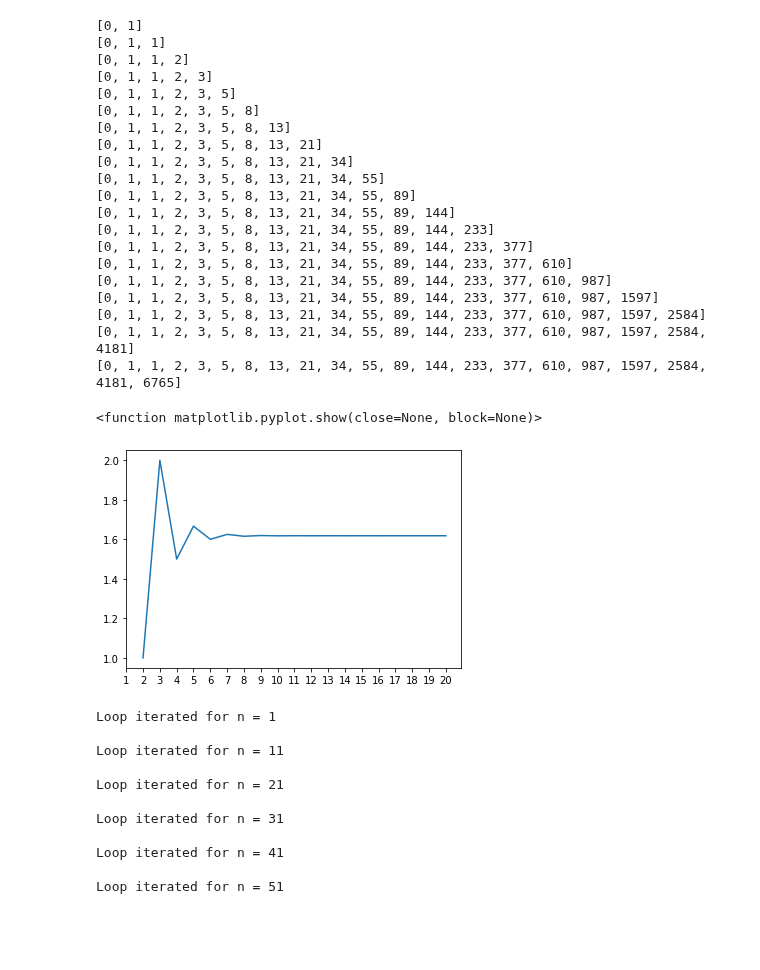
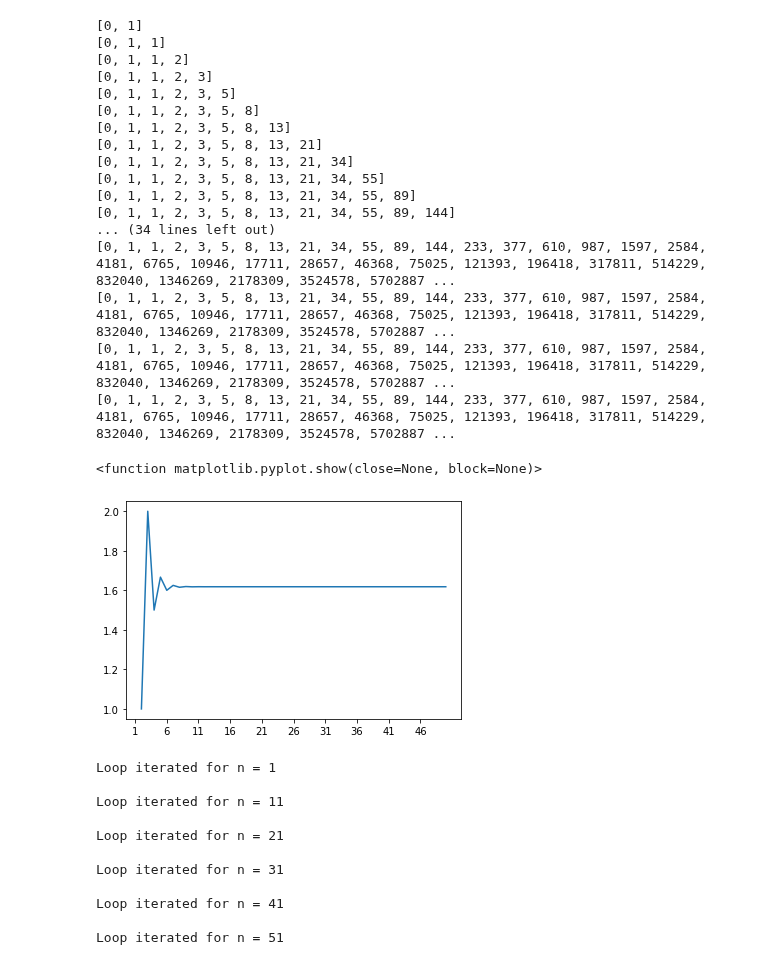
Before and after one commit to asmohov/computational-physics-class-404-604-Spring-2022, a Jupyter notebook: homework_3_aleksey_mohov.ipynb, the cells around one changed output. Drawn from its saved outputs; the diff is of its cells as text; code cells hidden in the pictures; blank space fills up the shorter version.

```diff
--- a/homework_3_aleksey_mohov.ipynb
+++ b/homework_3_aleksey_mohov.ipynb
@@ -15,47 +15,44 @@ def fibmem(n, table): # Store the data we already calculated, linear space and t
         table[n] =  fibmem((n-1),table)+fibmem((n-2),table)# try this:  please finish this line using recursive method
 
     return table[n]
-
+#define a fibratio
 def fibratio(n):
     table = [None]*(n+1)
     table[0]=0
     table[1]=1
     fibn=fibmem(n,table)
     #since we know the table has to calculate fibmem(n-1) in order to calculate (fibmem(n)), we can simply recall fibmem(n-1) from the table
     fibnminus1=table[n-1]
     print(table)
     return fibn/fibnminus1
-
-x_vals = np.arange(1,21)
+#set up and run a plot
+x_vals = np.arange(1,51)
 y_vals = []
 for x_val in x_vals:
     y_vals.append(fibratio(x_val))
 plt.plot(x_vals,y_vals)
-plt.xticks(np.arange(min(x_vals), max(x_vals)+1, 1.0))
+plt.xticks(np.arange(min(x_vals), max(x_vals)+1, 5.0))
 plt.show
 # %% [output]
 [0, 1]
 [0, 1, 1]
 [0, 1, 1, 2]
 [0, 1, 1, 2, 3]
 [0, 1, 1, 2, 3, 5]
 [0, 1, 1, 2, 3, 5, 8]
 [0, 1, 1, 2, 3, 5, 8, 13]
 [0, 1, 1, 2, 3, 5, 8, 13, 21]
 [0, 1, 1, 2, 3, 5, 8, 13, 21, 34]
 [0, 1, 1, 2, 3, 5, 8, 13, 21, 34, 55]
 [0, 1, 1, 2, 3, 5, 8, 13, 21, 34, 55, 89]
 [0, 1, 1, 2, 3, 5, 8, 13, 21, 34, 55, 89, 144]
-[0, 1, 1, 2, 3, 5, 8, 13, 21, 34, 55, 89, 144, 233]
-[0, 1, 1, 2, 3, 5, 8, 13, 21, 34, 55, 89, 144, 233, 377]
-[0, 1, 1, 2, 3, 5, 8, 13, 21, 34, 55, 89, 144, 233, 377, 610]
-[0, 1, 1, 2, 3, 5, 8, 13, 21, 34, 55, 89, 144, 233, 377, 610, 987]
-[0, 1, 1, 2, 3, 5, 8, 13, 21, 34, 55, 89, 144, 233, 377, 610, 987, 1597]
-[0, 1, 1, 2, 3, 5, 8, 13, 21, 34, 55, 89, 144, 233, 377, 610, 987, 1597, 2584]
-[0, 1, 1, 2, 3, 5, 8, 13, 21, 34, 55, 89, 144, 233, 377, 610, 987, 1597, 2584, 4181]
-[0, 1, 1, 2, 3, 5, 8, 13, 21, 34, 55, 89, 144, 233, 377, 610, 987, 1597, 2584, 4181, 6765]
+... (34 lines left out)
+[0, 1, 1, 2, 3, 5, 8, 13, 21, 34, 55, 89, 144, 233, 377, 610, 987, 1597, 2584, 4181, 6765, 10946, 17711, 28657, 46368, 75025, 121393, 196418, 317811, 514229, 832040, 1346269, 2178309, 3524578, 5702887 ...
+[0, 1, 1, 2, 3, 5, 8, 13, 21, 34, 55, 89, 144, 233, 377, 610, 987, 1597, 2584, 4181, 6765, 10946, 17711, 28657, 46368, 75025, 121393, 196418, 317811, 514229, 832040, 1346269, 2178309, 3524578, 5702887 ...
+[0, 1, 1, 2, 3, 5, 8, 13, 21, 34, 55, 89, 144, 233, 377, 610, 987, 1597, 2584, 4181, 6765, 10946, 17711, 28657, 46368, 75025, 121393, 196418, 317811, 514229, 832040, 1346269, 2178309, 3524578, 5702887 ...
+[0, 1, 1, 2, 3, 5, 8, 13, 21, 34, 55, 89, 144, 233, 377, 610, 987, 1597, 2584, 4181, 6765, 10946, 17711, 28657, 46368, 75025, 121393, 196418, 317811, 514229, 832040, 1346269, 2178309, 3524578, 5702887 ...
 <function matplotlib.pyplot.show(close=None, block=None)>
-[figure, old version]
+[figure, new version]
 # %%
 import time
 import matplotlib.pylab as plt
```
